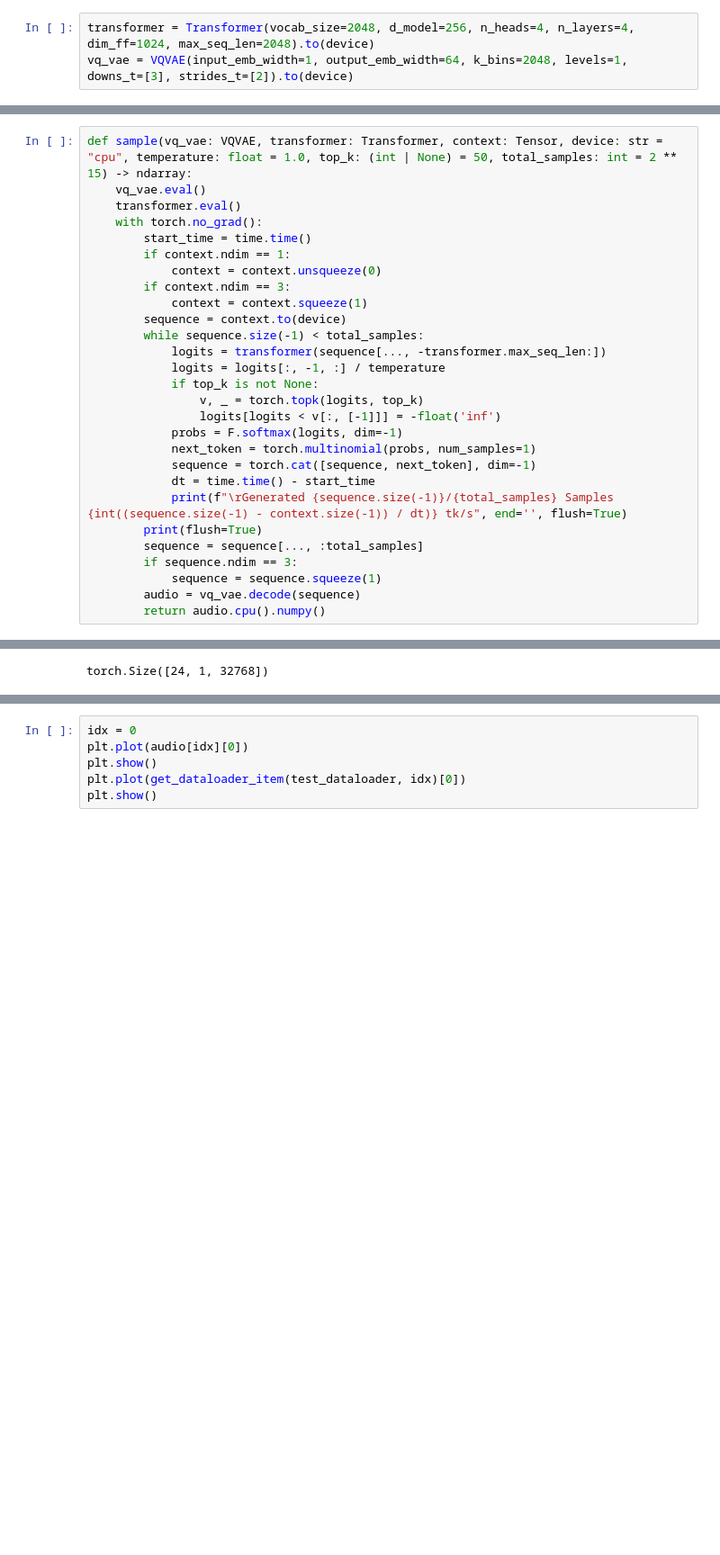
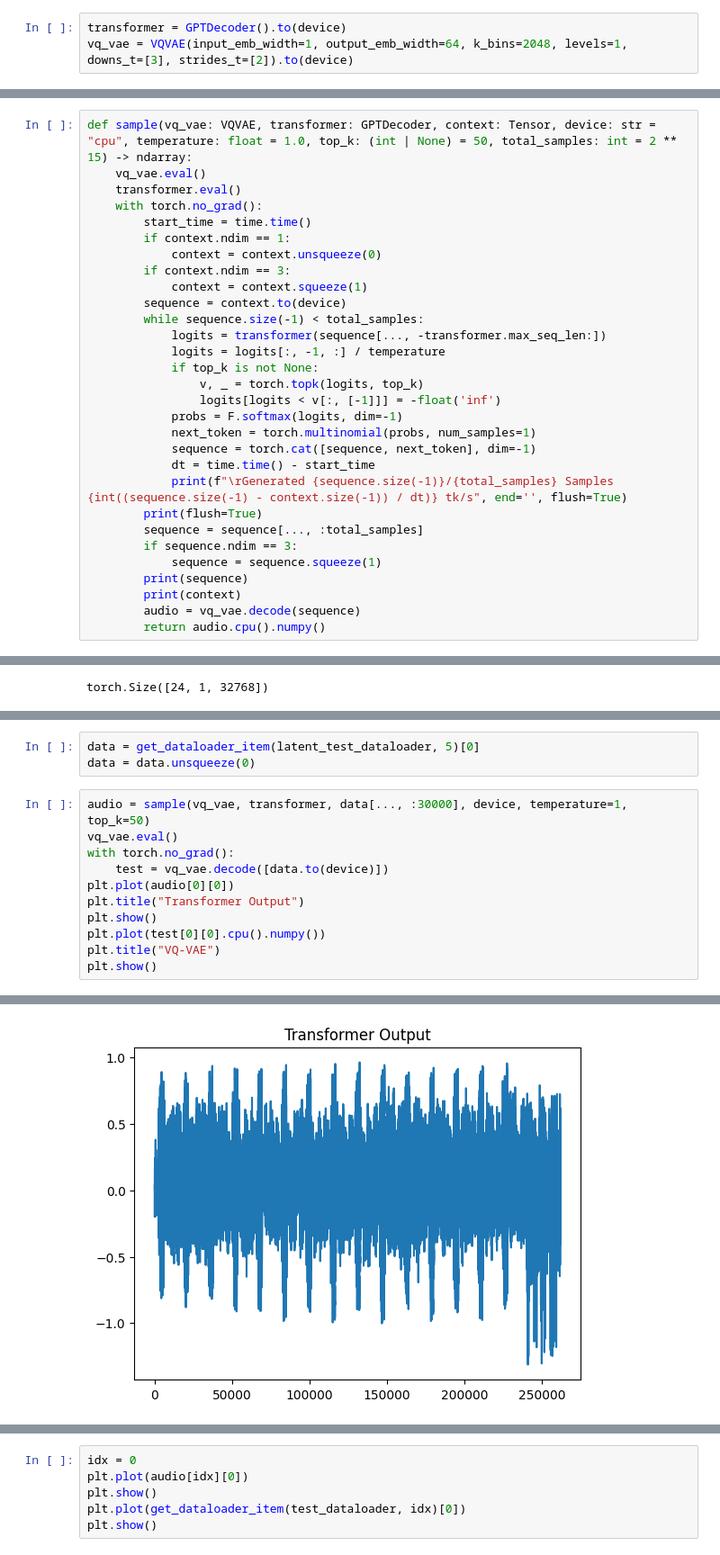
Before and after one commit to FinianLandes/MA_Diffusion, a Jupyter notebook: JukeboxImpl/Audio Transformer.ipynb, the cells around one changed output, grey strips where cells are left out. Shown at 90% size. Saved outputs shown, nothing was run; the diff lists cells and outputs as text; blank space fills up the shorter version.

```diff
--- a/JukeboxImpl/Audio Transformer.ipynb
+++ b/JukeboxImpl/Audio Transformer.ipynb
@@ -271,5 +440,5 @@ torch.save({"transformer": transformer.state_dict(), "optim": optimizer.state_di
 # %% [markdown]
 ### Init & Load Models
 # %%
-transformer = Transformer(vocab_size=2048, d_model=256, n_heads=4, n_layers=4, dim_ff=1024, max_seq_len=2048).to(device)
+transformer = GPTDecoder().to(device)
 vq_vae = VQVAE(input_emb_width=1, output_emb_width=64, k_bins=2048, levels=1, downs_t=[3], strides_t=[2]).to(device)
@@ -290,7 +457,7 @@ if os.path.exists(vq_vae_path):
 # %% [markdown]
 ### Sampling
 # %%
-def sample(vq_vae: VQVAE, transformer: Transformer, context: Tensor, device: str = "cpu", temperature: float = 1.0, top_k: (int | None) = 50, total_samples: int = 2 ** 15) -> ndarray:
+def sample(vq_vae: VQVAE, transformer: GPTDecoder, context: Tensor, device: str = "cpu", temperature: float = 1.0, top_k: (int | None) = 50, total_samples: int = 2 ** 15) -> ndarray:
     vq_vae.eval()
     transformer.eval()
     with torch.no_grad():
@@ -315,6 +482,8 @@ def sample(vq_vae: VQVAE, transformer: Transformer, context: Tensor, device: str
         sequence = sequence[..., :total_samples]
         if sequence.ndim == 3:
             sequence = sequence.squeeze(1)
+        print(sequence)
+        print(context)
         audio = vq_vae.decode(sequence)
         return audio.cpu().numpy()
 # %%
@@ -379,0 +538,15 @@ L1 Error True-Out: 1.741e+04 Out-Split Out:9.425e-02
+# %%
+data = get_dataloader_item(latent_test_dataloader, 5)[0]
+data = data.unsqueeze(0)
+# %%
+audio = sample(vq_vae, transformer, data[..., :30000], device, temperature=1, top_k=50)
+vq_vae.eval()
+with torch.no_grad():
+    test = vq_vae.decode([data.to(device)])
+plt.plot(audio[0][0])
+plt.title("Transformer Output")
+plt.show()
+plt.plot(test[0][0].cpu().numpy())
+plt.title("VQ-VAE")
+plt.show()
+# %% [output]
@@ -379,0 +556 @@ L1 Error True-Out: 1.741e+04 Out-Split Out:9.425e-02
+[figure, added]
```
Also changed, not shown: parts of 25 cells of this notebook, 2 other files.
